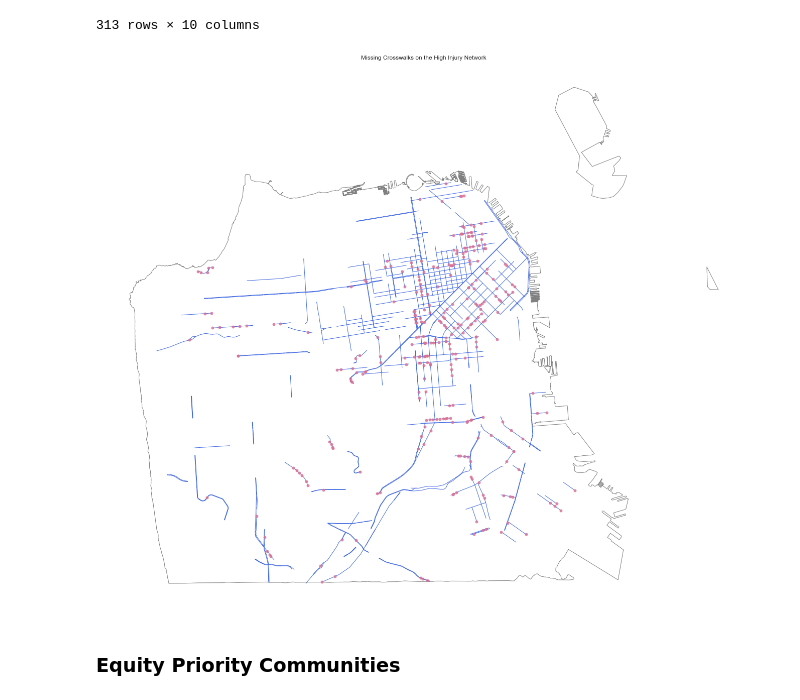
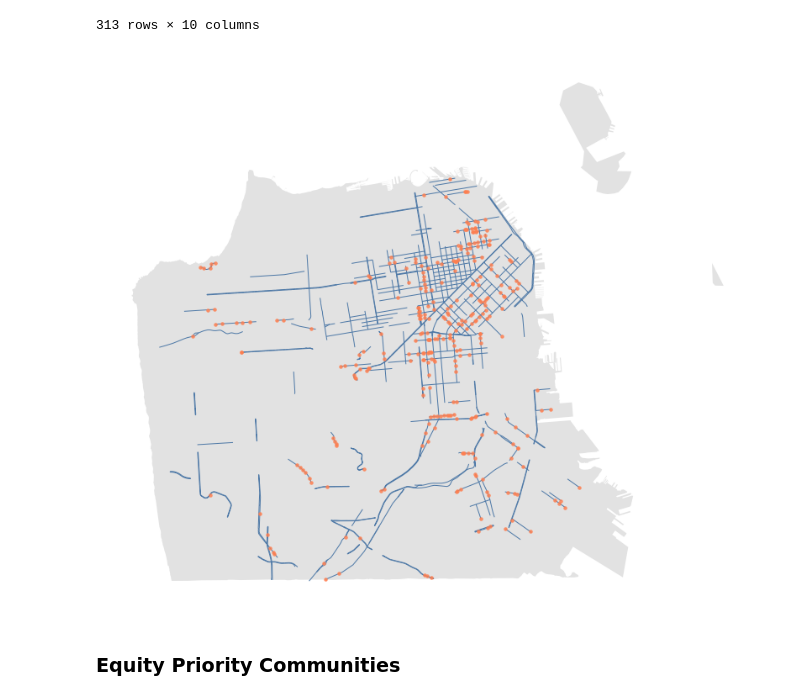
Before and after one commit to hua-mike/cp255-project, a Jupyter notebook: cp255-project-nb.ipynb, the cells around one changed output. Cells and saved outputs as stored; diff of their text form; code cells hidden in the pictures.

```diff
--- a/cp255-project-nb.ipynb
+++ b/cp255-project-nb.ipynb
@@ -36,6 +36,11 @@ import statsmodels.api as sm
 # Set Seaborn Aesthetics
 sns.set_context("notebook", font_scale=1.25)
 sns.set_style("white")
+# %%
+# Define some color hex codes
+base_gray = '#e2e2e2'
+tab_blue = '#4e79a7'
+tab_pink = '#ff9da7'
 # %%
 # define project CRS
 projected_crs = 'epsg:26910'
@@ -385,15 +385,16 @@ cw_injnet
 | 6344 | 0101000020E6100000F78B7ED9E29D5EC... | 6345 | -122.466971 | 37.773382 | False | POINT (546942.461 4180805.464) | 56 | FULTON ST | 2031.442689 | ... |
 313 rows × 10 columns
 # %%
-fig, ax = plt.subplots(figsize=(36,20))
-injnet.to_crs(projected_crs).plot(color='royalblue',linewidth=1, zorder=1, ax=ax)
-cw_injnet.plot(markersize=24, color = 'palevioletred', alpha=0.8, zorder=2, ax=ax)
-outline.to_crs(projected_crs).plot(color='none', edgecolor='gray', linewidth=1, ax=ax)
-ax.set_title('Missing Crosswalks on the High Injury Network')
+fig, ax = plt.subplots(figsize=(18,12))
+injnet.to_crs(projected_crs).plot(color=tab_blue,linewidth=1, zorder=2, ax=ax)
+cw_injnet.plot(markersize=12, color = 'coral', alpha=0.8, zorder=3, ax=ax)
+outline.to_crs(projected_crs).plot(color=base_gray, edgecolor='none', ax=ax, zorder=1)
+# ax.set_title('Missing Crosswalks on the High Injury Network')
 ax.set_axis_off()
-# plt.savefig('plot_name.png', dpi = 300)
+plt.savefig("docs/images/no-cw-on-injnet.png", dpi=save_dpi, bbox_inches='tight', transparent=True)
+plt.show()
 # %% [output]
-[figure, old version]
+[figure, new version]
 # %% [markdown]
 ### Equity Priority Communities
 # %%
```
Also changed, not shown: parts of 10 cells of this notebook.
